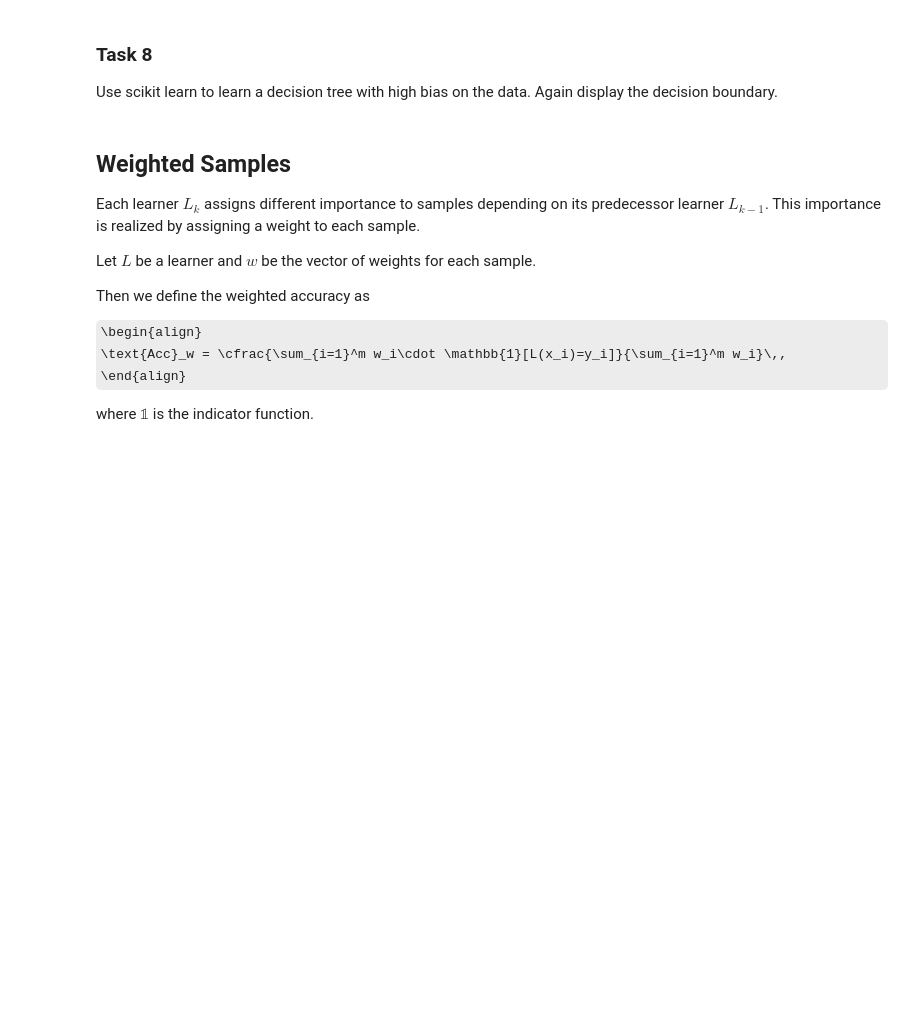
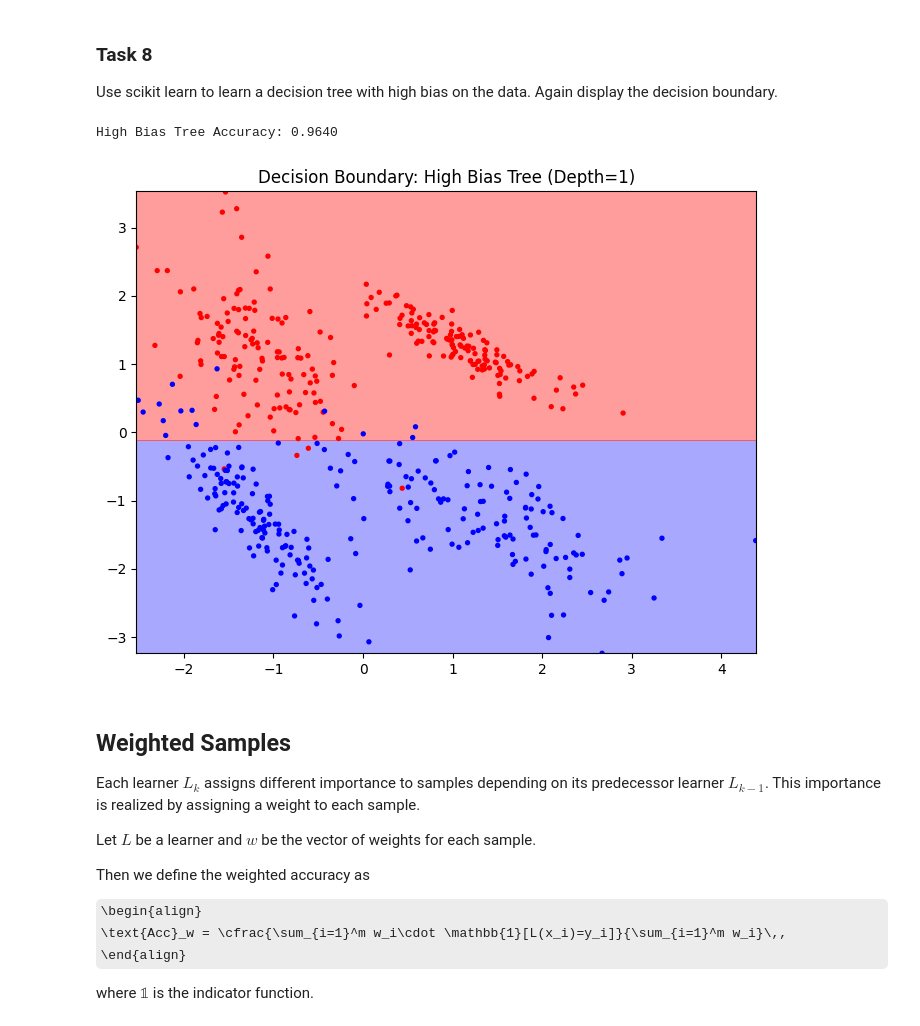
Before and after one commit to MherMnatsakanyan03/algorithmische_grundlagen_ml_LAB, a Jupyter notebook: tasks/07_Bagging_Boosting/07_Bagging_Boosting.ipynb, the cells around one changed output. Drawn from its saved outputs; the diff is of its cells as text; code cells hidden in the pictures; some formulas as TeX source; blank space fills up the shorter version.

```diff
--- a/tasks/07_Bagging_Boosting/07_Bagging_Boosting.ipynb
+++ b/tasks/07_Bagging_Boosting/07_Bagging_Boosting.ipynb
@@ -273,7 +391,20 @@ The idea is here to learn multiple of these weak learners **in sequence** and us
 
 Use scikit learn to learn a decision tree with high bias on the data. Again display the decision boundary.
 # %%
-# TODO: learn decision tree with high bias
+# Learn decision tree with high bias by severely restricting max depth (Decision Stump)
+high_bias_tree = DecisionTreeClassifier(max_depth=1, random_state=0)
+high_bias_tree.fit(x, y)
+
+print(f"High Bias Tree Accuracy: {high_bias_tree.score(x, y):.4f}")
+
+# Display decision boundary to visualize the high bias (likely a single split)
+plt.figure(figsize=(8, 6))
+plot_decision_boundary(x, y, high_bias_tree)
+plt.title("Decision Boundary: High Bias Tree (Depth=1)")
+plt.show()
+# %% [output]
+High Bias Tree Accuracy: 0.9640
+[figure, added]
 # %% [markdown]
 ## Weighted Samples
 
```
Also changed, not shown: parts of 14 cells of this notebook.
